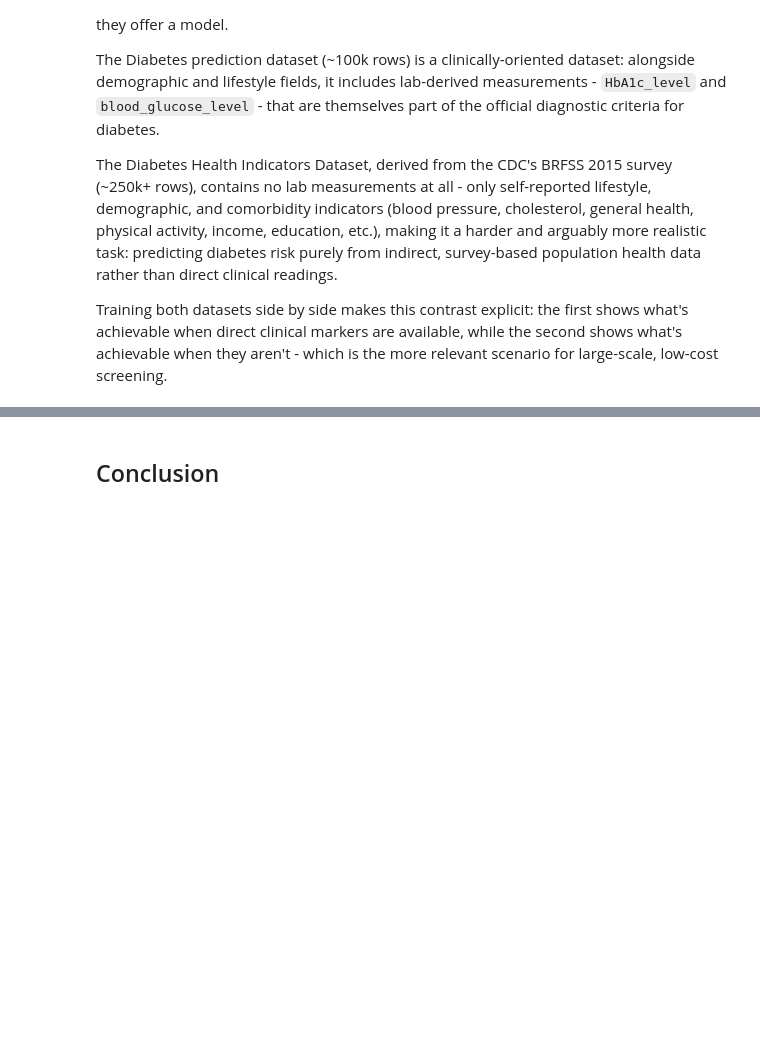
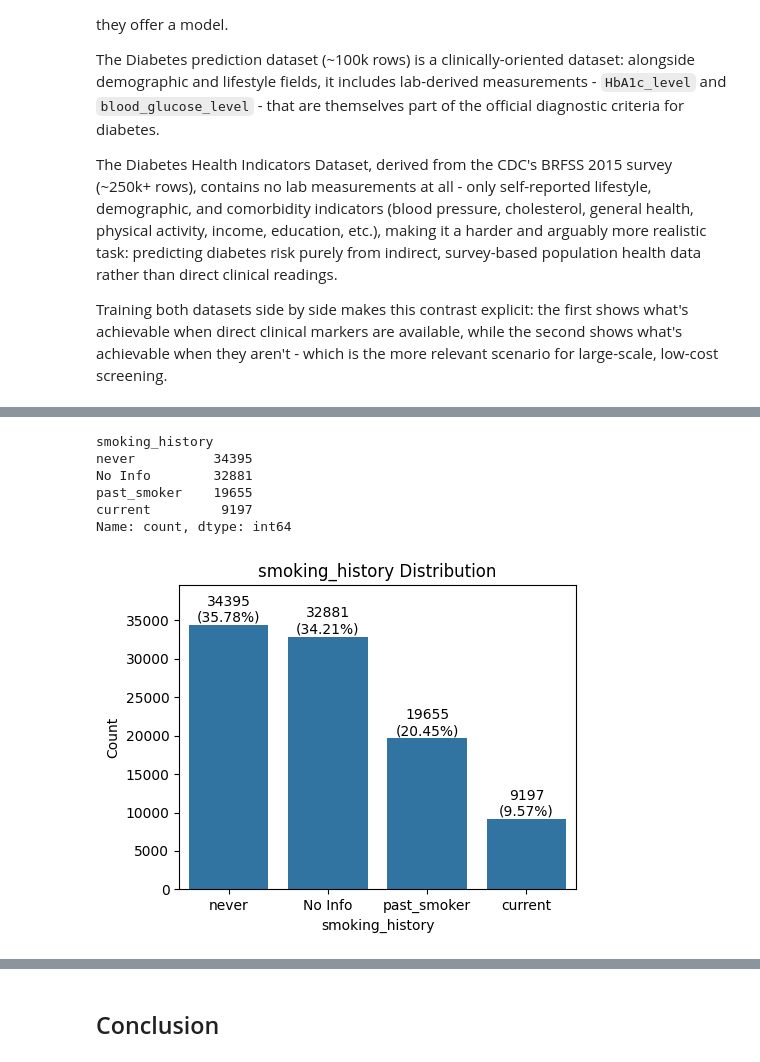
Before and after one commit to VladoDev03/diabetes-prediction, a Jupyter notebook: final_project.ipynb, the cells around one changed output, grey strips where cells are left out. Drawn from its saved outputs; the diff is of its cells as text; code cells hidden in the pictures; blank space fills up the shorter version.

```diff
--- a/final_project.ipynb
+++ b/final_project.ipynb
@@ -160,0 +899,24 @@ Binary label (0 = No diabetes, 1 = Prediabetes, 2 = Diabetes), with a substantia
+# %%
+smoking_map = {
+    "never": "never",
+    "No Info": "No Info",
+    "current": "current",
+    "former": "past_smoker",
+    "not current": "past_smoker",
+    "ever": "past_smoker"
+}
+
+diabetes_data.smoking_history = diabetes_data.smoking_history.map(smoking_map)
+
+print(diabetes_data.smoking_history.value_counts())
+# %% [output]
+smoking_history
+never          34395
+No Info        32881
+past_smoker    19655
+current         9197
+Name: count, dtype: int64
+# %%
+plot_categorical_distribution(diabetes_data, "smoking_history")
+# %% [output]
+[figure, added]
```
Also changed, not shown: parts of 344 cells of this notebook, 1 other file.
